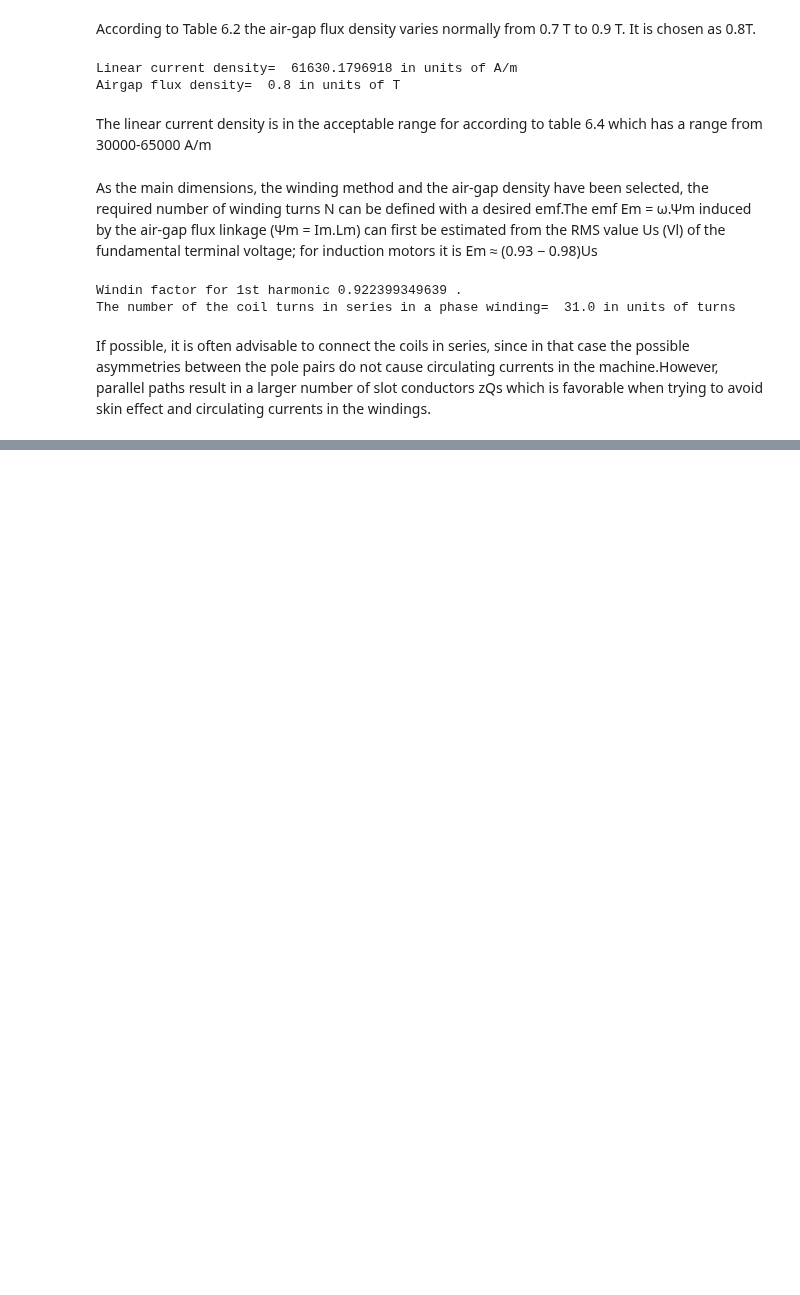
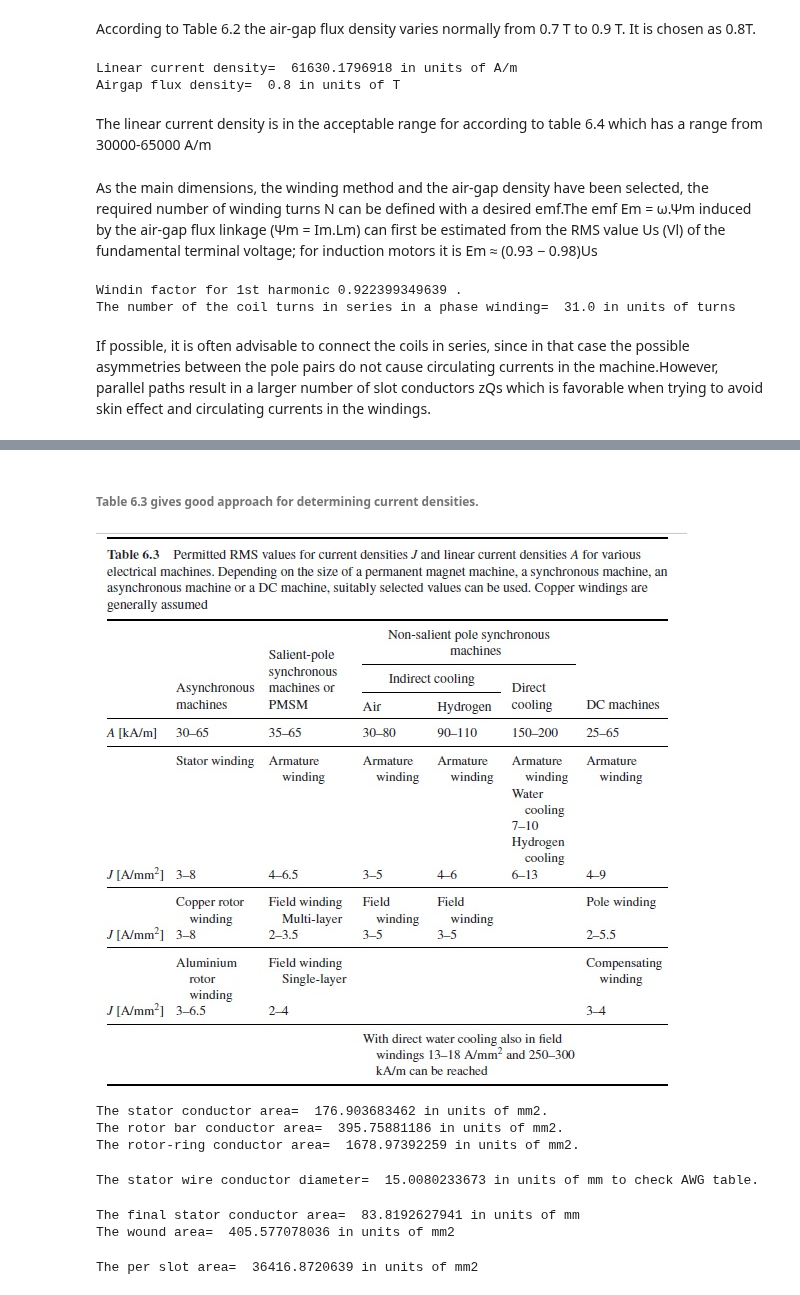
Before and after one commit to odtu/EE564, a Jupyter notebook: TRAIN/gokhangocmen/DesignOfTrainTractionMotor.ipynb, the cells around one changed output, grey strips where cells are left out. Drawn from its saved outputs; the diff is of its cells as text; code cells hidden in the pictures; blank space fills up the shorter version.

```diff
--- a/TRAIN/gokhangocmen/DesignOfTrainTractionMotor.ipynb
+++ b/TRAIN/gokhangocmen/DesignOfTrainTractionMotor.ipynb
@@ -309,0 +413,7 @@ to avoid skin effect and circulating currents in the windings.
+# %% [markdown]
+###### Table 6.3 gives good approach for determining current densities.
+# %%
+from IPython.display import Image
+Image(filename='table6.3.jpg')
+# %% [output]
+[figure, added]
@@ -309,0 +426,43 @@ to avoid skin effect and circulating currents in the windings.
+# %%
+#The stator conductor Scs area
+#rotor bar Scr and Scr the short-circuit ring Sring cross-sectional area
+Scs=Is_l/(a*Js);
+Scr=Ir/(Jr);
+Scring=Iring/(Jring);
+print 'The stator conductor area= ',Scs,'in units of mm2.'
+print 'The rotor bar conductor area= ',Scr,'in units of mm2.'
+print 'The rotor-ring conductor area= ',Scring,'in units of mm2.'
+# %% [output]
+The stator conductor area=  176.903683462 in units of mm2.
+The rotor bar conductor area=  395.75881186 in units of mm2.
+The rotor-ring conductor area=  1678.97392259 in units of mm2.
+# %%
+r2_scs=Scs/pi;
+r_scs=sqrt(r2_scs);
+dia_scs=r_scs*2
+print 'The stator wire conductor diameter= ',dia_scs,'in units of mm to check AWG table.'
+#By winding 5xparallel AWG5,which has 4.62mm diameter, stator current can be handled.
+#To make stator coils easy to bend and to fabricate, the stator conductors are divided into
+#five parallel wires of 4.62mm of diameter.
+a_new=5;
+AWG5=4.62;#in units of mm
+# %% [output]
+The stator wire conductor diameter=  15.0080233673 in units of mm to check AWG table.
+# %%
+Scs_opt=a_new*(pi*(AWG5**2)/4)
+print 'The final stator conductor area= ',Scs_opt,'in units of mm'
+kcuspace=0.62;#The space factor inside the stator slot insulation
+SCus=(zQ*Scs_opt)/kcuspace; #wound area of the slot
+print 'The wound area= ',SCus,'in units of mm2'
+# %% [output]
+The final stator conductor area=  83.8192627941 in units of mm
+The wound area=  405.577078036 in units of mm2
+# %%
+#Approximate area per slot calculation;
+Aouter=pi*((Do*1000)**2);
+Ainner=pi*((Di*1000)**2);
+Astator=Aouter-Ainner;
+perslotarea=Astator/Qs_4spp;
+print 'The per slot area= ',perslotarea,'in units of mm2'
+# %% [output]
+The per slot area=  36416.8720639 in units of mm2
```
Also changed, not shown: parts of 27 cells of this notebook.
